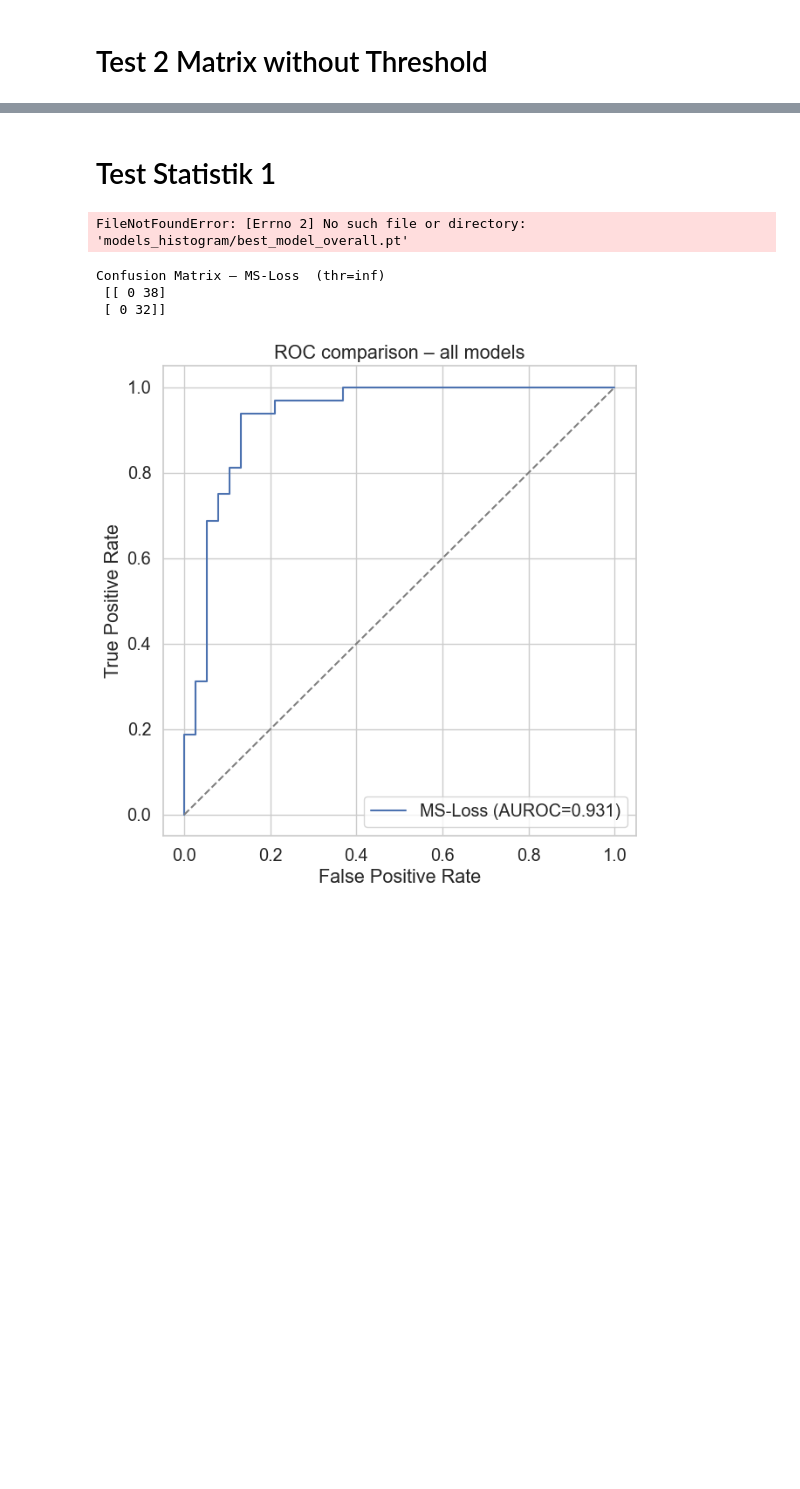
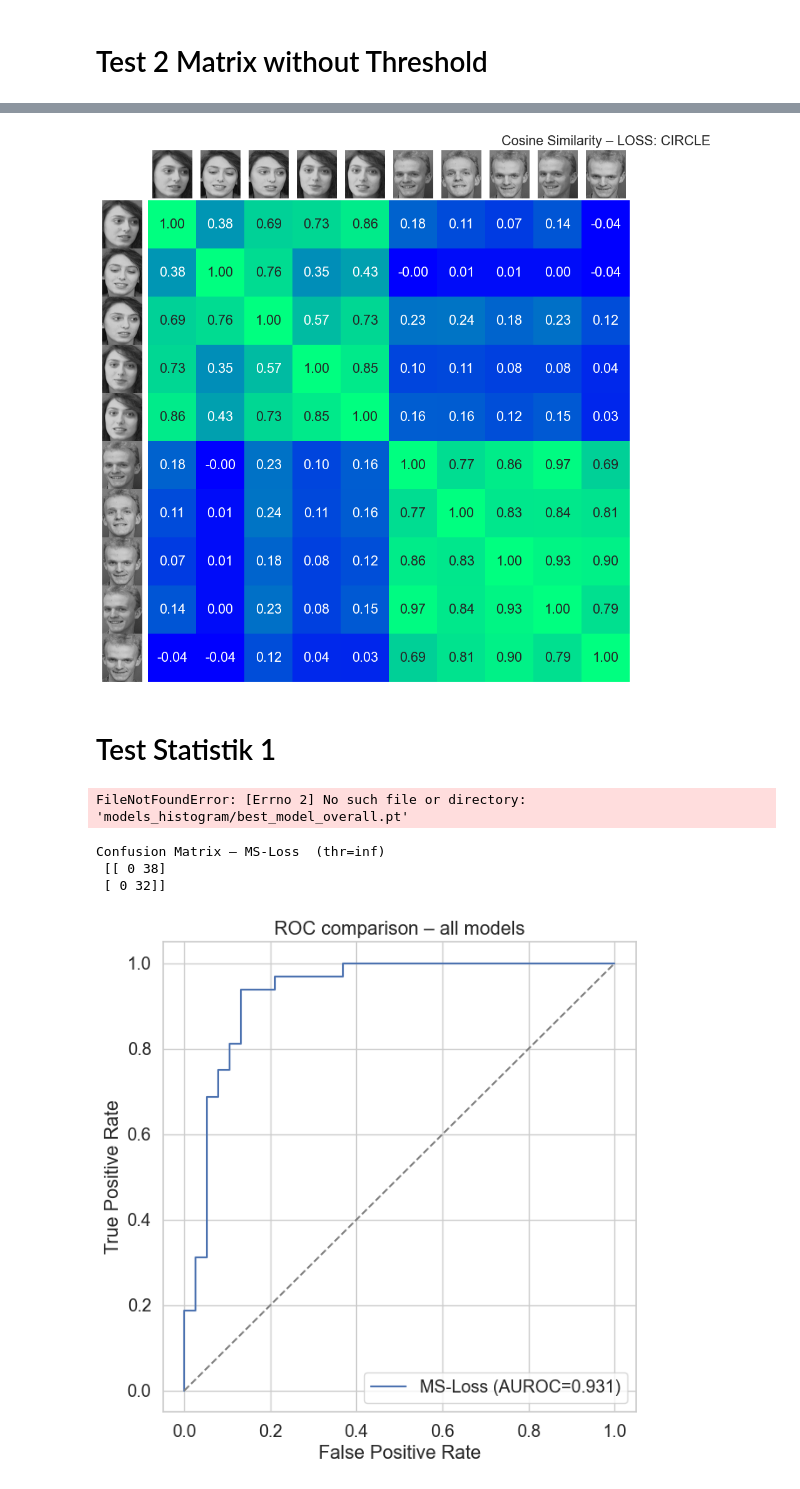
Before and after one commit to armanniaruhi/RAML, a Jupyter notebook: evaluate.ipynb, the cells around one changed output, grey strips where cells are left out. Drawn from its saved outputs; the diff is of its cells as text; code cells hidden in the pictures; blank space fills up the shorter version.

```diff
--- a/evaluate.ipynb
+++ b/evaluate.ipynb
@@ -428,11 +433,11 @@ Avg Distance: 0.4937
 # Test 2 Matrix without Threshold
 # %%
 # =============================================================================
-# 10 × 10 similarity matrix (blue → green) for a MS-Loss Siamese model
-# – random 5 + 5 images from two classes (no thresholds → honest snapshot)
-# – thumbnails exactly cell-sized on top & left
-# – ready to swap in any other model: just change MODEL = <your_model>
+# 10 × 10 similarity/distance matrix with consistent blue→green colormap
+# – Metric: cosine similarity or euclidean distance based on loss
+# – Color: always same blue→green colormap
 # =============================================================================
+
 import warnings
 warnings.filterwarnings("ignore", category=UserWarning, module="torchvision")
 
@@ -447,62 +452,46 @@ from PIL import Image
 from collections import defaultdict
 
 # -----------------------------------------------------------------------------
-# 0) Load your MS-Loss model  (replace path if necessary)
+# Blue→green gamma-corrected colormap (fixed regardless of metric)
 # -----------------------------------------------------------------------------
-DEVICE = torch.device("cuda" if torch.cuda.is_available() else "cpu")
-
-net = SiameseNetwork().to(DEVICE)
-net.load_state_dict(torch.load(model_path,
-                               map_location=DEVICE))
-
-MODEL = net            # ← the visualisation below will use this model
+orig_cmap  = plt.colormaps.get_cmap("winter")
+gamma      = 0.55
+colors     = orig_cmap(np.linspace(0, 1, 256) ** gamma)
+blue2green = mcolors.ListedColormap(colors)
 
 # -----------------------------------------------------------------------------
-# 1) (optional) reproducible randomness
+# Metric computation
 # -----------------------------------------------------------------------------
-
+def compute_matrix(embeddings):
+    if LOSS_TYPE.upper() == "CONTRASTIVE":
+        # Normalize to [0, 1] for color consistency (optional: divide by max)
+        dists = torch.cdist(embeddings, embeddings, p=2)
+        dists.fill_diagonal_(0.0)
+        norm_dists = dists / dists.max()
+        return norm_dists.cpu().numpy(), "Euclidean Distance (normalized)"
+    else:
+        emb = F.normalize(embeddings, p=2, dim=1)
+        sims = emb @ emb.T
+        sims.fill_diagonal_(1.0)
+        return sims.cpu().numpy(), "Cosine Similarity"
 
 # -----------------------------------------------------------------------------
-# 2) build a gamma-corrected blue→green colormap
+# Add thumbnails
 # -----------------------------------------------------------------------------
-orig_cmap  = plt.colormaps.get_cmap("winter")        # avoids deprecation
-gamma      = 0.55                                    # <1 = brighter low values
-colors      = orig_cmap(np.linspace(0, 1, 256) ** gamma)
-blue2green  = mcolors.ListedColormap(colors)
-
-# -----------------------------------------------------------------------------
-# 3) helper functions
-# -----------------------------------------------------------------------------
-def cosine_similarity_matrix(emb: torch.Tensor) -> np.ndarray:
-    """(n × d) → (n × n) cosine-similarity matrix with 1.0 on the diagonal."""
-    emb = F.normalize(emb, p=2, dim=1)
-    sim = emb @ emb.T
-    sim.fill_diagonal_(1.0)
-    return sim.cpu().numpy()
-
 def add_thumbnails(ax, images, side="left", pad=0.003):
-    """
-    Place thumbnails flush with the heat-map cells.
-    Call AFTER fig.canvas.draw(); otherwise positions may shift.
-    side='left' → row thumbnails,  side='top' → column thumbnails
-    """
     fig, n     = ax.figure, len(images)
     axpos      = ax.get_position()
     cell_size  = (axpos.height if side == "left" else axpos.width) / n
 
     for i, img in enumerate(images):
-        if side == "left":                                        # rows
-            x0 = axpos.x0 - pad - cell_size
-            y0 = axpos.y0 + axpos.height - (i + 1) * cell_size
-        else:                                                     # columns
-            x0 = axpos.x0 + i * cell_size
-            y0 = axpos.y1 + pad
+        x0 = axpos.x0 - pad - cell_size if side == "left" else axpos.x0 + i * cell_size
+        y0 = axpos.y0 + axpos.height - (i + 1) * cell_size if side == "left" else axpos.y1 + pad
         thumb = fig.add_axes([x0, y0, cell_size, cell_size])
         thumb.imshow(np.asarray(img))
         thumb.axis("off")
 
 # -----------------------------------------------------------------------------
-# 4) collect at least 5 images per class
+# Step 1: get valid classes
 # -----------------------------------------------------------------------------
 cls2paths = defaultdict(list)
 for path, lbl in folder_dataset_test.imgs:
@@ -512,7 +501,7 @@ valid_classes = [c for c, lst in cls2paths.items() if len(lst) >= 5]
 assert len(valid_classes) >= 2, "Need ≥2 classes with ≥5 images each!"
 
 # -----------------------------------------------------------------------------
-# 5) sample two classes, take 5 images from each (no thresholds)
+# Step 2: sample 2 × 5 images
 # -----------------------------------------------------------------------------
 cls_a, cls_b = random.sample(valid_classes, 2)
 paths        = random.sample(cls2paths[cls_a], 5) + \
@@ -520,29 +509,30 @@ paths        = random.sample(cls2paths[cls_a], 5) + \
 pil_images   = [Image.open(p).convert("RGB") for p in paths]
 
 # -----------------------------------------------------------------------------
-# 6) compute embeddings & similarity matrix
+# Step 3: compute embeddings
 # -----------------------------------------------------------------------------
-MODEL.eval()
+net.eval()
 with torch.no_grad():
     batch = torch.stack([transformation_test(im) for im in pil_images]).to(DEVICE)
-    embeddings = MODEL.forward_once(batch).cpu()           # (10, D)
-
-sim_matrix = cosine_similarity_matrix(embeddings)
+    embeddings = net.forward_once(batch)
 
 # -----------------------------------------------------------------------------
-# 7) plot heat-map + thumbnails
+# Step 4: compute matrix and plot
 # -----------------------------------------------------------------------------
+matrix, metric_label = compute_matrix(embeddings)
+
 fig = plt.figure(figsize=(10, 10))
-ax  = sns.heatmap(sim_matrix,
-                  cmap=blue2green,
-                  vmin=0, vmax=1,
-                  square=True,
-                  annot=True, fmt=".2f",
-                  cbar=False,
-                  xticklabels=False, yticklabels=False)
+ax = sns.heatmap(matrix,
+                 cmap=blue2green,
+                 vmin=0, vmax=1,
+                 square=True,
+                 annot=True, fmt=".2f",
+                 cbar=False,
+                 xticklabels=False, yticklabels=False)
 
 fig.canvas.draw()
 add_thumbnails(ax, pil_images, side="left")
 add_thumbnails(ax, pil_images, side="top")
+plt.title(metric_label + f" – LOSS: {LOSS_TYPE.upper()}")
 plt.show()
 # %% [output]
@@ -551,3 +539,4 @@ RuntimeError: Error(s) in loading state_dict for SiameseNetwork:
+[figure, added]
 # %% [markdown]
 # Test Statistik 1
 # %%
```
Also changed, not shown: parts of 8 cells of this notebook.
